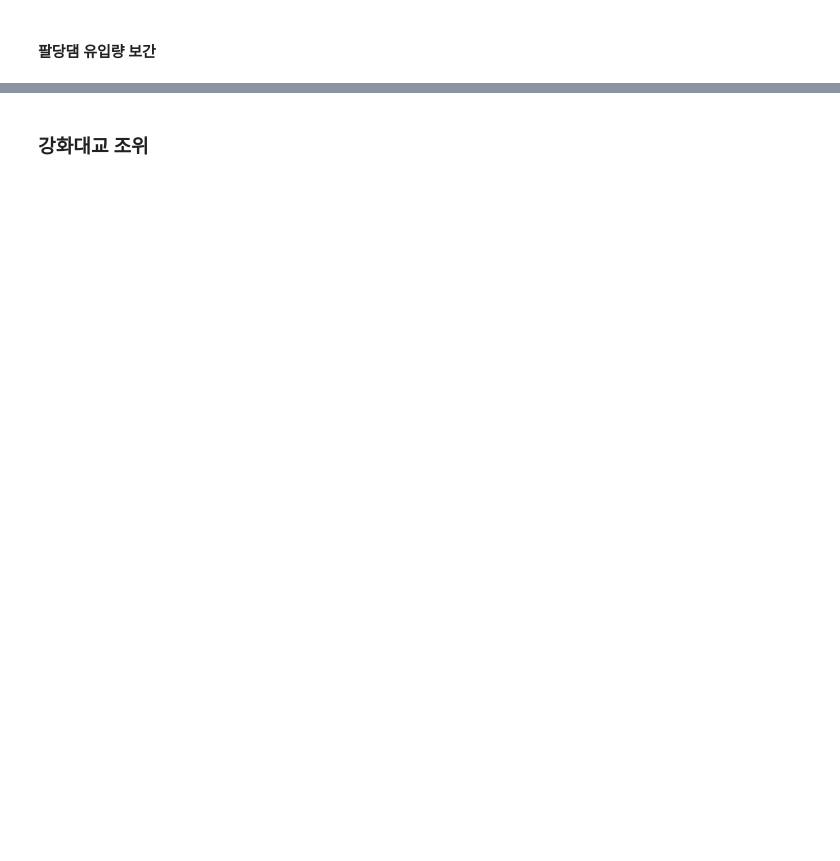
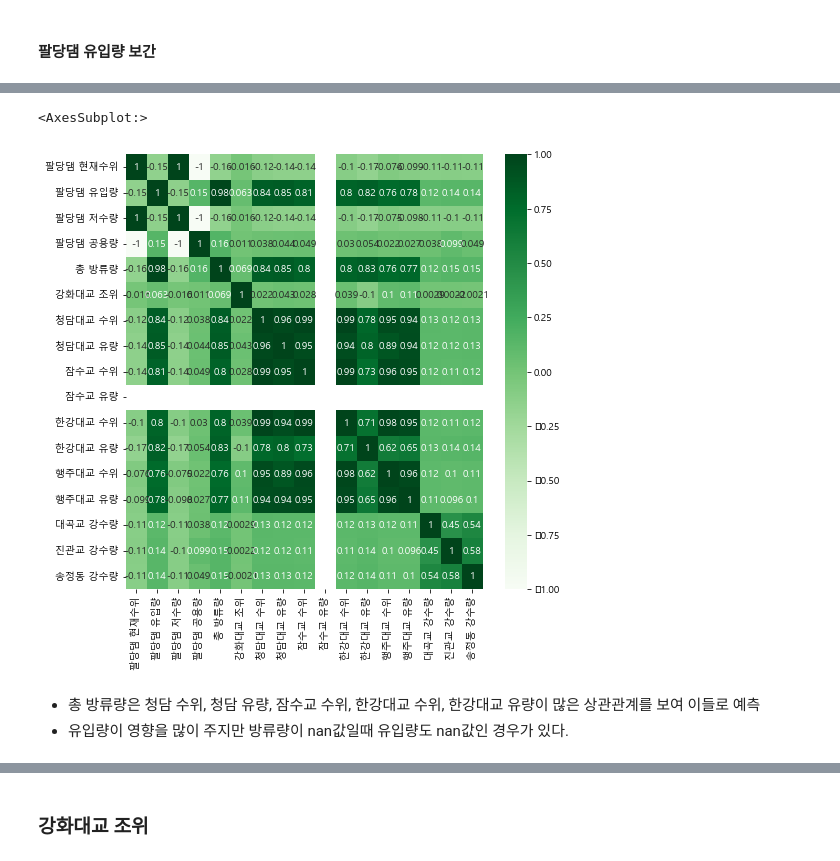
Before and after one commit to ljs7463/Dacon-HanRiverForecasting, a Jupyter notebook: 임정석/analysis.ipynb, the cells around one changed output, grey strips where cells are left out. Drawn from its saved outputs; the diff is of its cells as text; code cells hidden in the pictures; blank space fills up the shorter version.

```diff
--- a/임정석/analysis.ipynb
+++ b/임정석/analysis.ipynb
@@ -302,3 +313,6 @@ dtype: int64
 # 1. 가장 상관관계가 높은 변수 1개를 통한 예측
 # 2. 상관관계가 높은 복수 개의 변수를 통한 예측
 # 3, 팔당댐 유입량과 총 방출량에 25000이상의 값은 이상값인가? 정상값인가?
+# %%
+df_2012 = train[train['date'].dt.year == 2012]
+df_2012.isna().sum()
@@ -304,0 +339,12 @@ dtype: int64
+# %%
+plt.figure(figsize = (8,8))
+sns.heatmap(df_2012.corr(),
+            annot = True,
+            cmap = 'Greens',
+            vmin = -1, vmax = 1)
+# %% [output]
+<AxesSubplot:>
+[figure, added]
+# %% [markdown]
+- 총 방류량은 청담 수위, 청담 유량, 잠수교 수위, 한강대교 수위, 한강대교 유량이 많은 상관관계를 보여 이들로 예측
+- 유입량이 영향을 많이 주지만 방류량이 nan값일때 유입량도 nan값인 경우가 있다.
```
Also changed, not shown: parts of 23 cells of this notebook.
